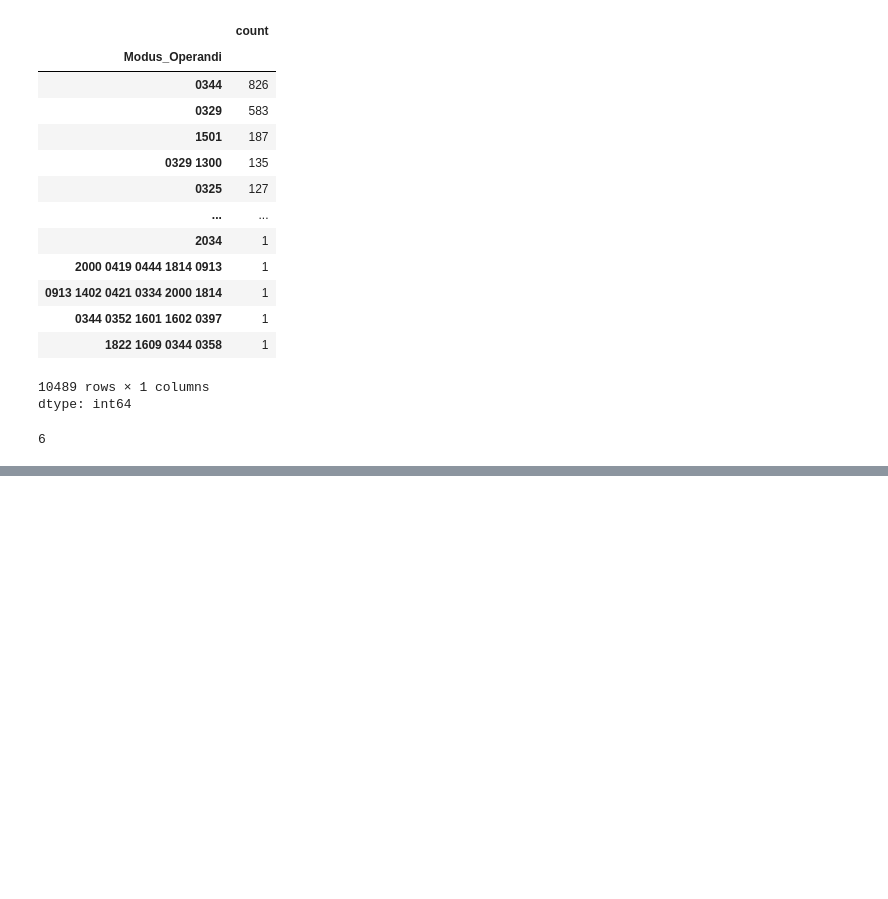
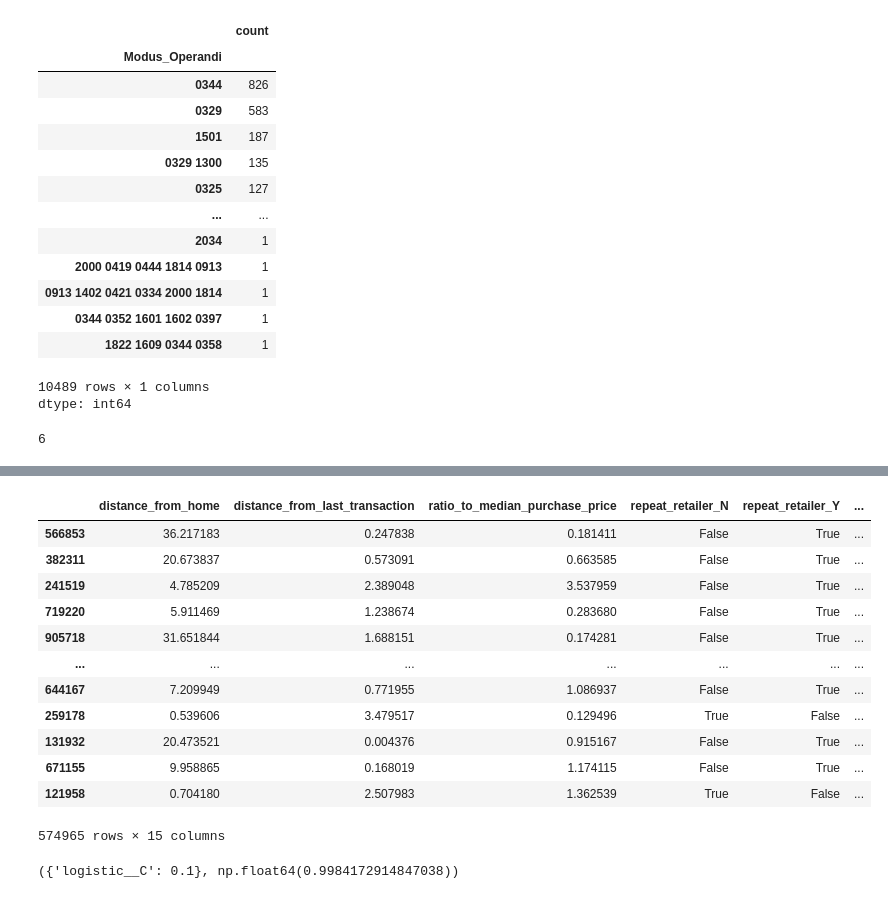
Before and after one commit to HemenDishri/IITM, a Jupyter notebook: Practice.ipynb, the cells around one changed output, grey strips where cells are left out. Cells and saved outputs as stored; diff of their text form; code cells hidden in the pictures; blank space fills up the shorter version.

```diff
--- a/Practice.ipynb
+++ b/Practice.ipynb
@@ -144,0 +229,24 @@ import pandas as pd
+# %%
+import numpy as np
+
+# Create 4 nonlinear predictors as combinations of the existing features
+X_train_cleaned['distance_ratio'] = X_train_cleaned['distance_from_home'] / (X_train_cleaned['distance_from_last_transaction'] + 1e-5)
+X_train_cleaned['distance_product'] = X_train_cleaned['distance_from_home'] * X_train_cleaned['distance_from_last_transaction']
+X_train_cleaned['log_ratio_to_median'] = np.log1p(X_train_cleaned['ratio_to_median_purchase_price'])
+X_train_cleaned['sqrt_distance_from_home'] = np.sqrt(X_train_cleaned['distance_from_home'])
+
+X_train_cleaned
+# %% [output]
+|  | distance_from_home | distance_from_last_transaction | ratio_to_median_purchase_price | repeat_retailer_N | repeat_retailer_Y | ... |
+| 566853 | 36.217183 | 0.247838 | 0.181411 | False | True | ... |
+| 382311 | 20.673837 | 0.573091 | 0.663585 | False | True | ... |
+| 241519 | 4.785209 | 2.389048 | 3.537959 | False | True | ... |
+| 719220 | 5.911469 | 1.238674 | 0.283680 | False | True | ... |
+| 905718 | 31.651844 | 1.688151 | 0.174281 | False | True | ... |
+| ... | ... | ... | ... | ... | ... | ... |
+| 644167 | 7.209949 | 0.771955 | 1.086937 | False | True | ... |
+| 259178 | 0.539606 | 3.479517 | 0.129496 | True | False | ... |
+| 131932 | 20.473521 | 0.004376 | 0.915167 | False | True | ... |
+| 671155 | 9.958865 | 0.168019 | 1.174115 | False | True | ... |
+| 121958 | 0.704180 | 2.507983 | 1.362539 | True | False | ... |
+574965 rows × 15 columns
@@ -144,0 +259,33 @@ import pandas as pd
+# %%
+from sklearn.linear_model import LogisticRegression
+from sklearn.model_selection import GridSearchCV
+from sklearn.preprocessing import StandardScaler
+from sklearn.pipeline import Pipeline
+
+# Define the pipeline with standardization and logistic regression
+pipeline = Pipeline([
+    ('scaler', StandardScaler()),
+    ('logistic', LogisticRegression(penalty='l1', solver='saga', max_iter=10000))
+])
+
+# Define the parameter grid for lambda (C is the inverse of regularization strength)
+param_grid = {
+    'logistic__C': [0.05, 0.1, 1, 10, 100]
+}
+
+# Perform GridSearchCV to find the best lambda with a reduced dataset to avoid long runtime
+# Reduce the size of the training data for faster computation
+X_train_sampled = X_train_cleaned.sample(frac=0.1, random_state=42)
+y_train_sampled = y_train.loc[X_train_sampled.index]  # Corrected to use y_train instead of y_train_cleaned
+
+# Perform GridSearchCV
+grid_search = GridSearchCV(pipeline, param_grid, cv=5, scoring='accuracy', n_jobs=-1)
+grid_search.fit(X_train_sampled, y_train_sampled)
+
+# Best parameters and score
+best_params = grid_search.best_params_
+best_score = grid_search.best_score_
+
+best_params, best_score
+# %% [output]
+({'logistic__C': 0.1}, np.float64(0.9984172914847038))
```
Also changed, not shown: parts of 13 cells of this notebook.
